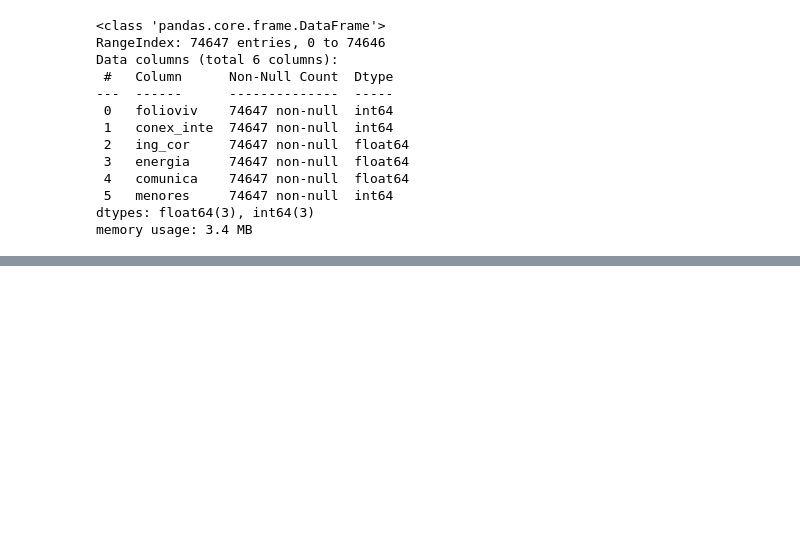
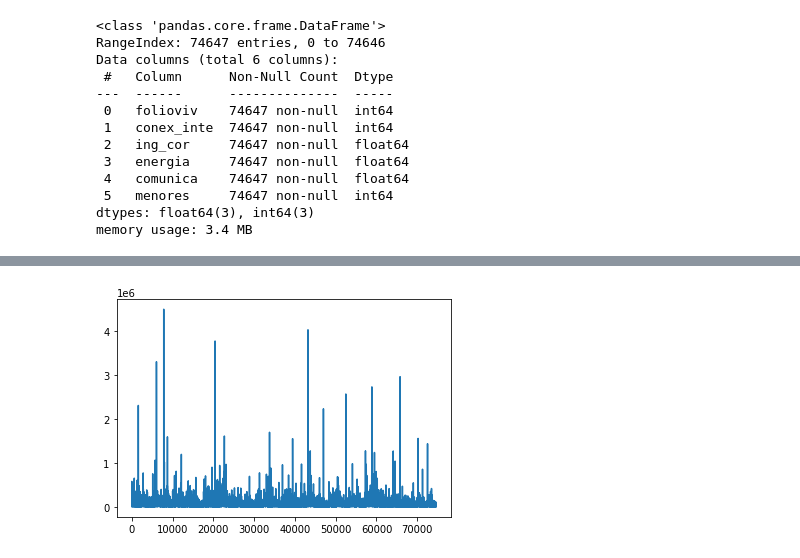
Before and after one commit to andremacdonel/VisualizacionDeDatos, a Jupyter notebook: SP.ipynb, the cells around one changed output, grey strips where cells are left out. Cells and saved outputs as stored; diff of their text form; code cells hidden in the pictures; blank space fills up the shorter version.

```diff
--- a/SP.ipynb
+++ b/SP.ipynb
@@ -85,0 +130,4 @@ admita variables de tipo float, de lo contrario, las variables int cambian la gr
+# %%
+line_plot = df['ing_cor'].plot(kind='line')
+# %% [output]
+[figure, added]
```
Also changed, not shown: parts of 13 cells of this notebook.
